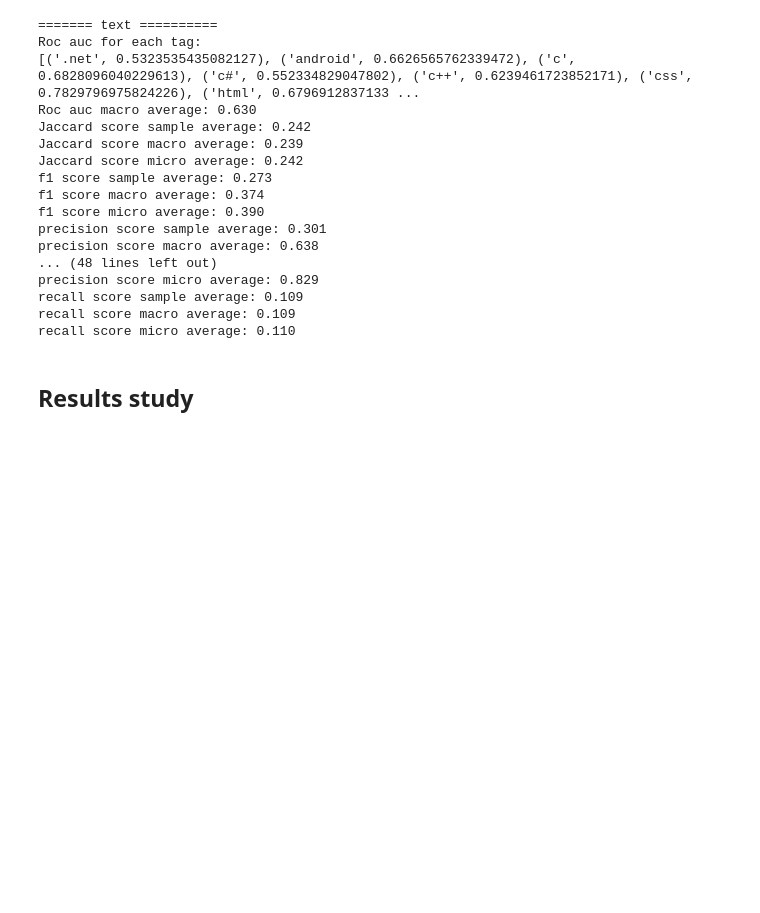
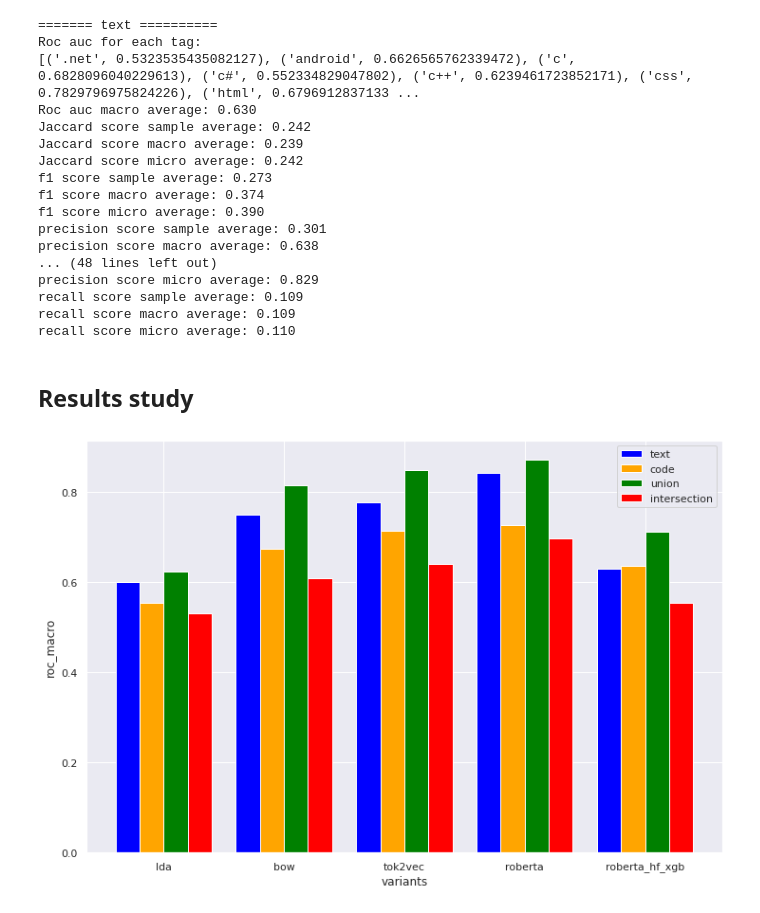
Before and after one commit to apersonnaz/OCR_IML_projet5, a Jupyter notebook: eval.ipynb, the cells around one changed output. Drawn from its saved outputs; the diff is of its cells as text; code cells hidden in the pictures; blank space fills up the shorter version.

Commit message:
Eval graphs ok

```diff
--- a/eval.ipynb
+++ b/eval.ipynb
@@ -1266,3 +1264,33 @@ recall score macro average: 0.109
 recall score micro average: 0.110
 # %% [markdown]
 ## Results study
+# %%
+variants = ['lda', 'bow', 'tok2vec', 'roberta', 'roberta_hf_xgb']
+subvariants = ['text', 'code', 'union', 'intersection']
+results = {}
+
+for variant in variants:
+    with open(f'{variant}_results.json', 'r') as openfile:
+        results[variant] = json.load(openfile)
+# %%
+measure = 'roc_macro'
+x = np.arange(5)
+text = [results[x]['text'][measure] for x in variants]
+code = [results[x]['code'][measure] for x in variants]
+union = [results[x]['union'][measure] for x in variants]
+intersection = [results[x]['intersection'][measure] for x in variants]
+width = 0.2
+
+# plot data in grouped manner of bar type
+fig = plt.figure(figsize=(12,8))
+plt.bar(x-0.3, text, width, color='blue')
+plt.bar(x-0.1, code, width, color='orange')
+plt.bar(x+0.1, union, width, color='green')
+plt.bar(x+0.3, intersection, width, color='red')
+plt.xticks(x, variants)
+plt.xlabel("variants")
+plt.ylabel(measure)
+plt.legend(subvariants)
+plt.show()
+# %% [output]
+[figure, added]
```
Also changed, not shown: parts of 9 cells of this notebook.
